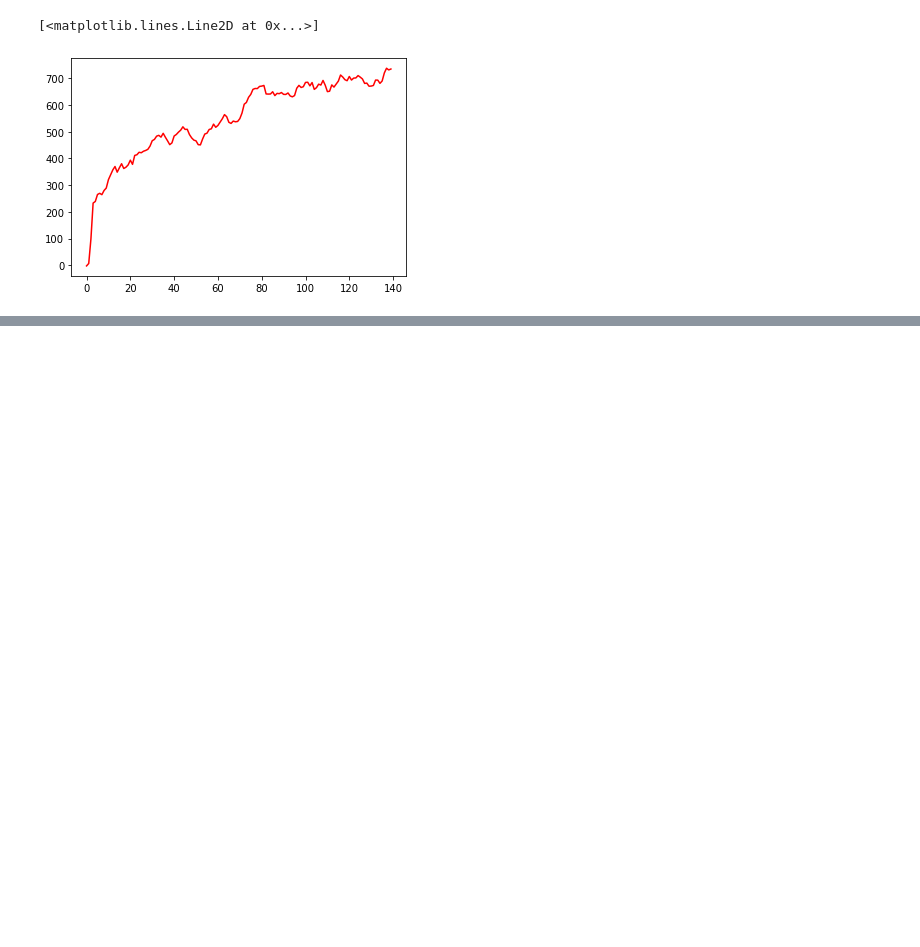
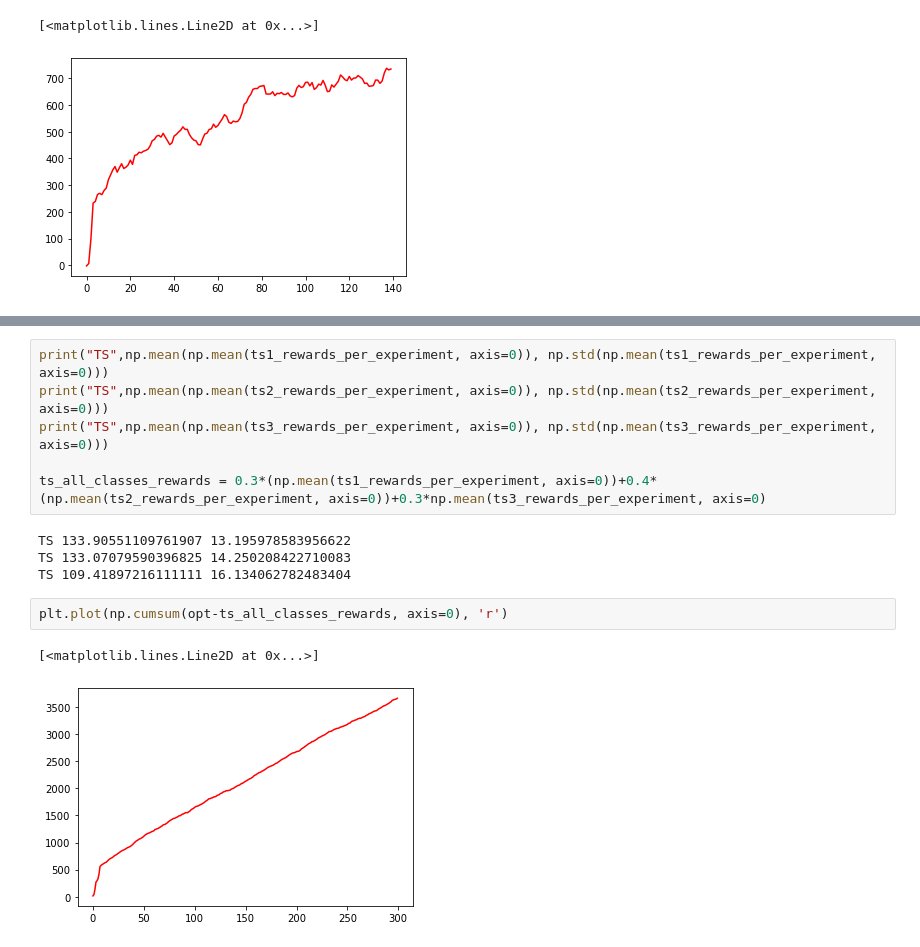
Before and after one commit to GiuliaMontani/Online-learning-application, a Jupyter notebook: Ola_project/Step72.ipynb, the cells around one changed output, grey strips where cells are left out. Drawn from its saved outputs; the diff is of its cells as text; blank space fills up the shorter version.

```diff
--- a/Ola_project/Step72.ipynb
+++ b/Ola_project/Step72.ipynb
@@ -707,0 +821,15 @@ plt.plot(np.cumsum(opt-ts_all_classes_rewards, axis=0), 'r')
+# %%
+print("TS",np.mean(np.mean(ts1_rewards_per_experiment, axis=0)), np.std(np.mean(ts1_rewards_per_experiment, axis=0)))
+print("TS",np.mean(np.mean(ts2_rewards_per_experiment, axis=0)), np.std(np.mean(ts2_rewards_per_experiment, axis=0)))
+print("TS",np.mean(np.mean(ts3_rewards_per_experiment, axis=0)), np.std(np.mean(ts3_rewards_per_experiment, axis=0)))
+
+ts_all_classes_rewards = 0.3*(np.mean(ts1_rewards_per_experiment, axis=0))+0.4*(np.mean(ts2_rewards_per_experiment, axis=0))+0.3*np.mean(ts3_rewards_per_experiment, axis=0)
+# %% [output]
+TS 133.90551109761907 13.195978583956622
+TS 133.07079590396825 14.250208422710083
+TS 109.41897216111111 16.134062782483404
+# %%
+plt.plot(np.cumsum(opt-ts_all_classes_rewards, axis=0), 'r')
+# %% [output]
+[<matplotlib.lines.Line2D at 0x...>]
+[figure, added]
```
Also changed, not shown: parts of 2 cells of this notebook.
